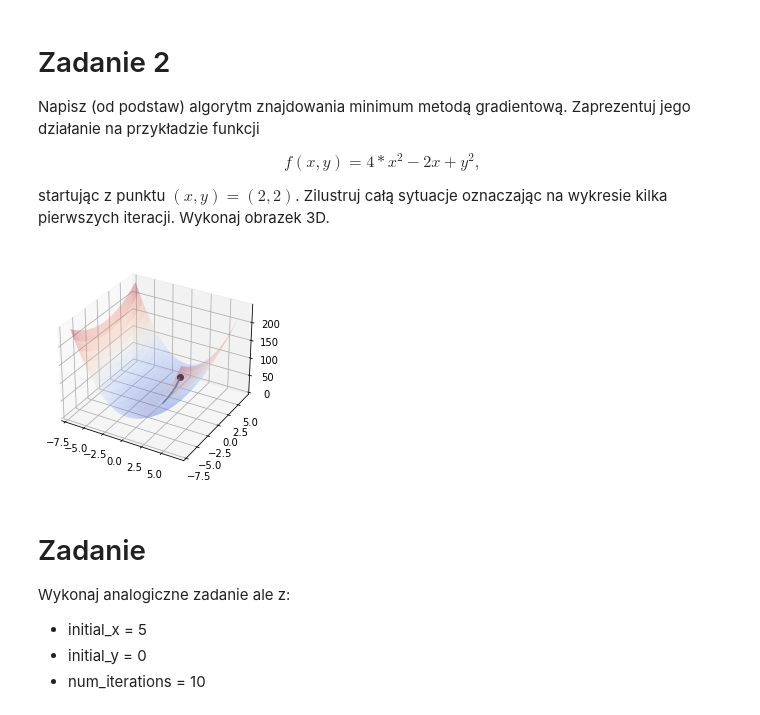
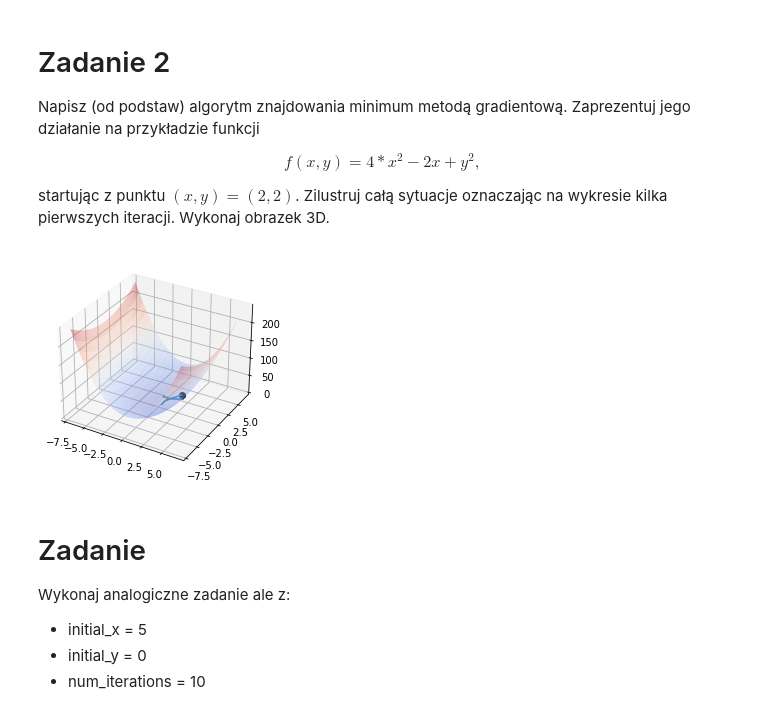
Before and after one commit to pawel200020/machine_learning_course, a Jupyter notebook: Z04_A_gradient_descent.ipynb, the cells around one changed output. Cells and saved outputs as stored; diff of their text form; code cells hidden in the pictures.

```diff
--- a/Z04_A_gradient_descent.ipynb
+++ b/Z04_A_gradient_descent.ipynb
@@ -198,36 +198,36 @@ def step_gradient_2d(x_current, y_current, learningRate):
     y_gradient = 2*y_current
 
     new_x = x_current -(learning_rate* x_gradient)
     new_y = y_current -(learning_rate* y_gradient)
 
     ax.quiver(x_current, y_current, (fun(x_current, y_current)) ,
               - (learningRate * x_gradient), - (learningRate * y_gradient),
               (-(fun(x_current,y_current)-fun(new_x,new_y))))
 
     return [new_x, new_y]
 
 def gradient_descent_runner_2d(starting_x, starting_y, learning_rate, num_iterations):
     x = starting_x
     y = starting_y
     for i in range(num_iterations):
         x, y = step_gradient_2d(x, y, learning_rate)
         #print(x, y)
     return [x, y]
 
 
 learning_rate = 0.1
-initial_x = 0 # initial y-intercept guess
-initial_y = 5 # initial slope guess
+initial_x = 2 # initial y-intercept guess
+initial_y = 2 # initial slope guess
 num_iterations = 10
 [x, y] = gradient_descent_runner_2d(initial_x, initial_y, learning_rate, num_iterations)
 
 
 #####################################
 
 plt.plot([initial_x],[initial_y],[fun(initial_x,initial_y)],"ok")
 plt.show()
 # %% [output]
-[figure, old version]
+[figure, new version]
 # %% [markdown]
 # Zadanie
 Wykonaj analogiczne zadanie ale z:
```
Also changed, not shown: parts of 5 cells of this notebook.
